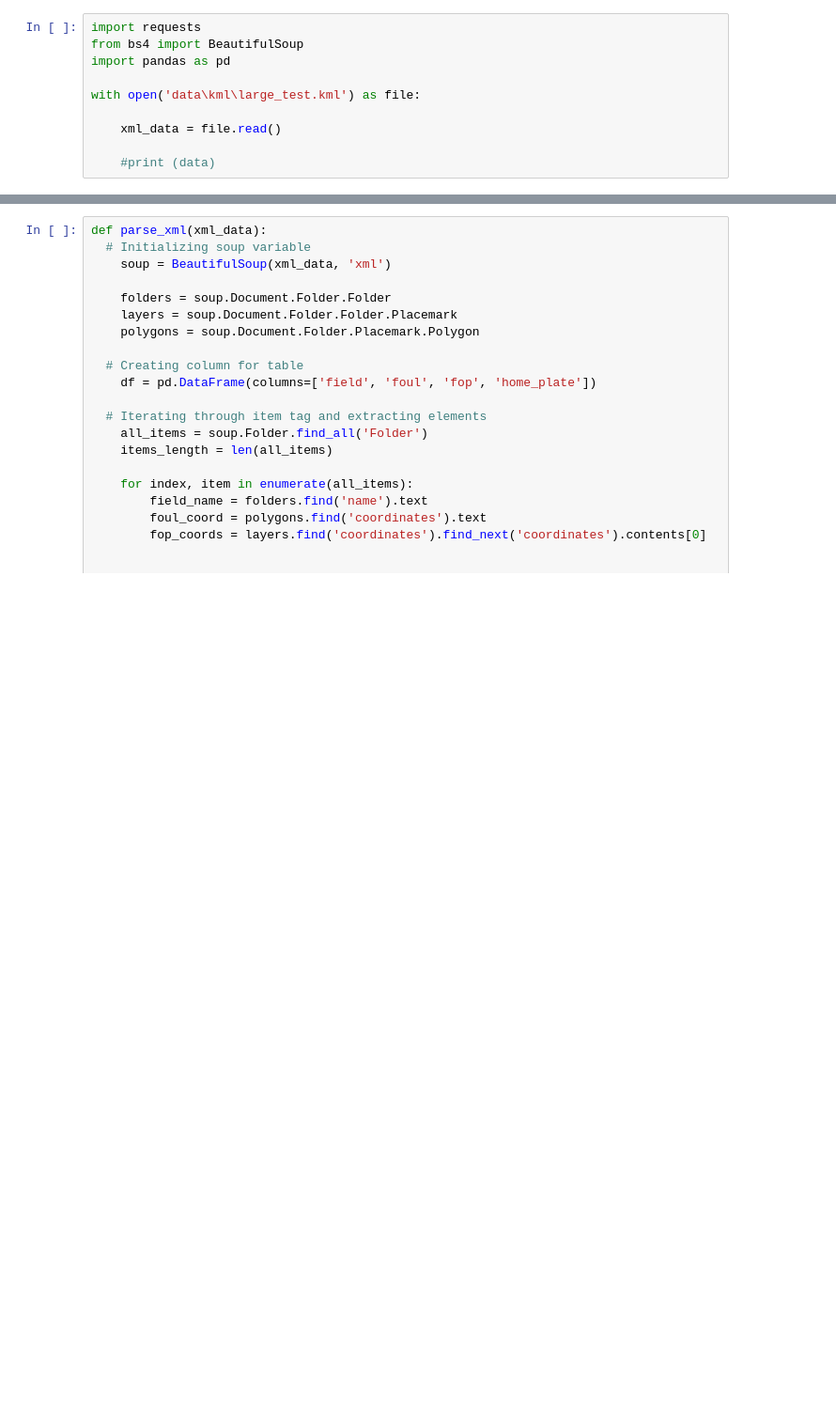
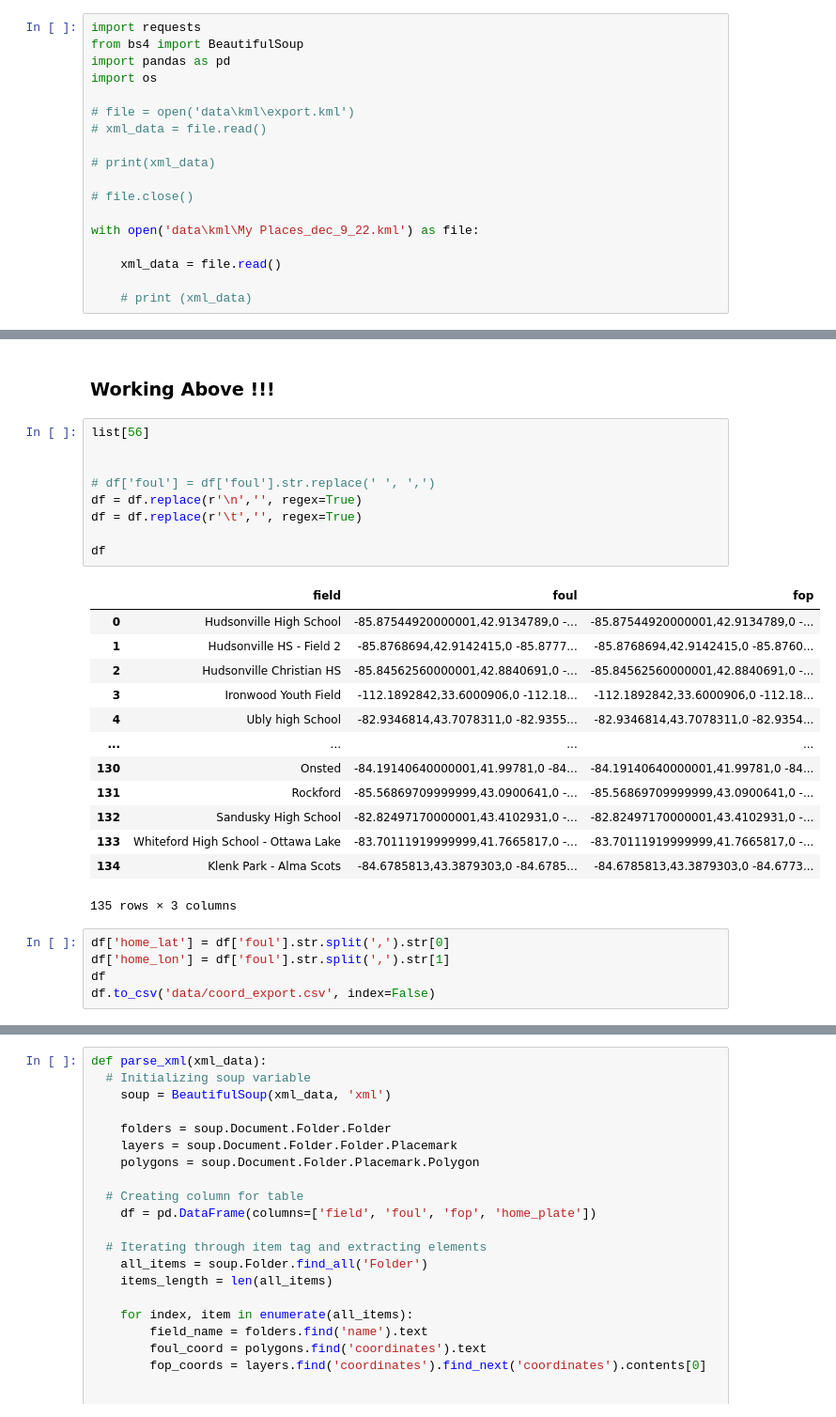
Before and after one commit to JSmith1826/BB_parks, a Jupyter notebook: friday_reset.ipynb, the cells around one changed output, grey strips where cells are left out. Shown at 94% size. Drawn from its saved outputs; the diff is of its cells as text; blank space fills up the shorter version.

```diff
--- a/friday_reset.ipynb
+++ b/friday_reset.ipynb
@@ -2,9 +2,17 @@
 import requests
 from bs4 import BeautifulSoup
 import pandas as pd
+import os
 
-with open('data\kml\large_test.kml') as file:
+# file = open('data\kml\export.kml')
+# xml_data = file.read()
+
+# print(xml_data)
+
+# file.close()
+
+with open('data\kml\My Places_dec_9_22.kml') as file:
 
     xml_data = file.read()
 
-    #print (data)
+    # print (xml_data)
@@ -12,0 +74,30 @@ with open('data\kml\large_test.kml') as file:
+# %% [markdown]
+### Working Above !!!
+# %%
+list[56]
+
+
+# df['foul'] = df['foul'].str.replace(' ', ',')
+df = df.replace(r'\n','', regex=True)
+df = df.replace(r'\t','', regex=True)
+
+df
+# %% [output]
+|  | field | foul | fop |
+| 0 | Hudsonville High School | -85.87544920000001,42.9134789,0 -... | -85.87544920000001,42.9134789,0 -... |
+| 1 | Hudsonville HS - Field 2 | -85.8768694,42.9142415,0 -85.8777... | -85.8768694,42.9142415,0 -85.8760... |
+| 2 | Hudsonville Christian HS | -85.84562560000001,42.8840691,0 -... | -85.84562560000001,42.8840691,0 -... |
+| 3 | Ironwood Youth Field | -112.1892842,33.6000906,0 -112.18... | -112.1892842,33.6000906,0 -112.18... |
+| 4 | Ubly high School | -82.9346814,43.7078311,0 -82.9355... | -82.9346814,43.7078311,0 -82.9354... |
+| ... | ... | ... | ... |
+| 130 | Onsted | -84.19140640000001,41.99781,0 -84... | -84.19140640000001,41.99781,0 -84... |
+| 131 | Rockford | -85.56869709999999,43.0900641,0 -... | -85.56869709999999,43.0900641,0 -... |
+| 132 | Sandusky High School | -82.82497170000001,43.4102931,0 -... | -82.82497170000001,43.4102931,0 -... |
+| 133 | Whiteford High School - Ottawa Lake | -83.70111919999999,41.7665817,0 -... | -83.70111919999999,41.7665817,0 -... |
+| 134 | Klenk Park - Alma Scots | -84.6785813,43.3879303,0 -84.6785... | -84.6785813,43.3879303,0 -84.6773... |
+135 rows × 3 columns
+# %%
+df['home_lat'] = df['foul'].str.split(',').str[0]
+df['home_lon'] = df['foul'].str.split(',').str[1]
+df
+df.to_csv('data/coord_export.csv', index=False)
```
Also changed, not shown: parts of 5 cells of this notebook, 18 other files.
